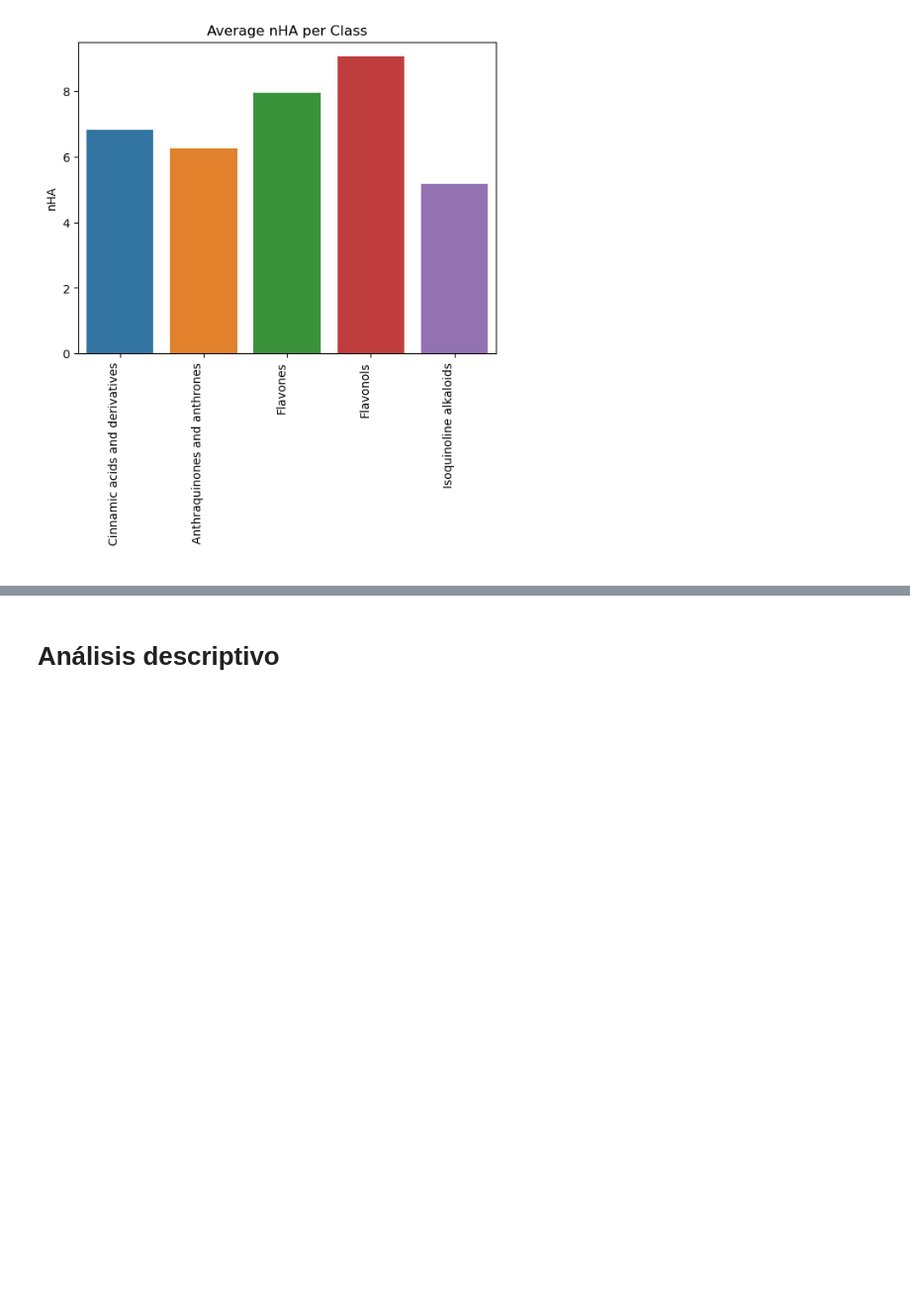
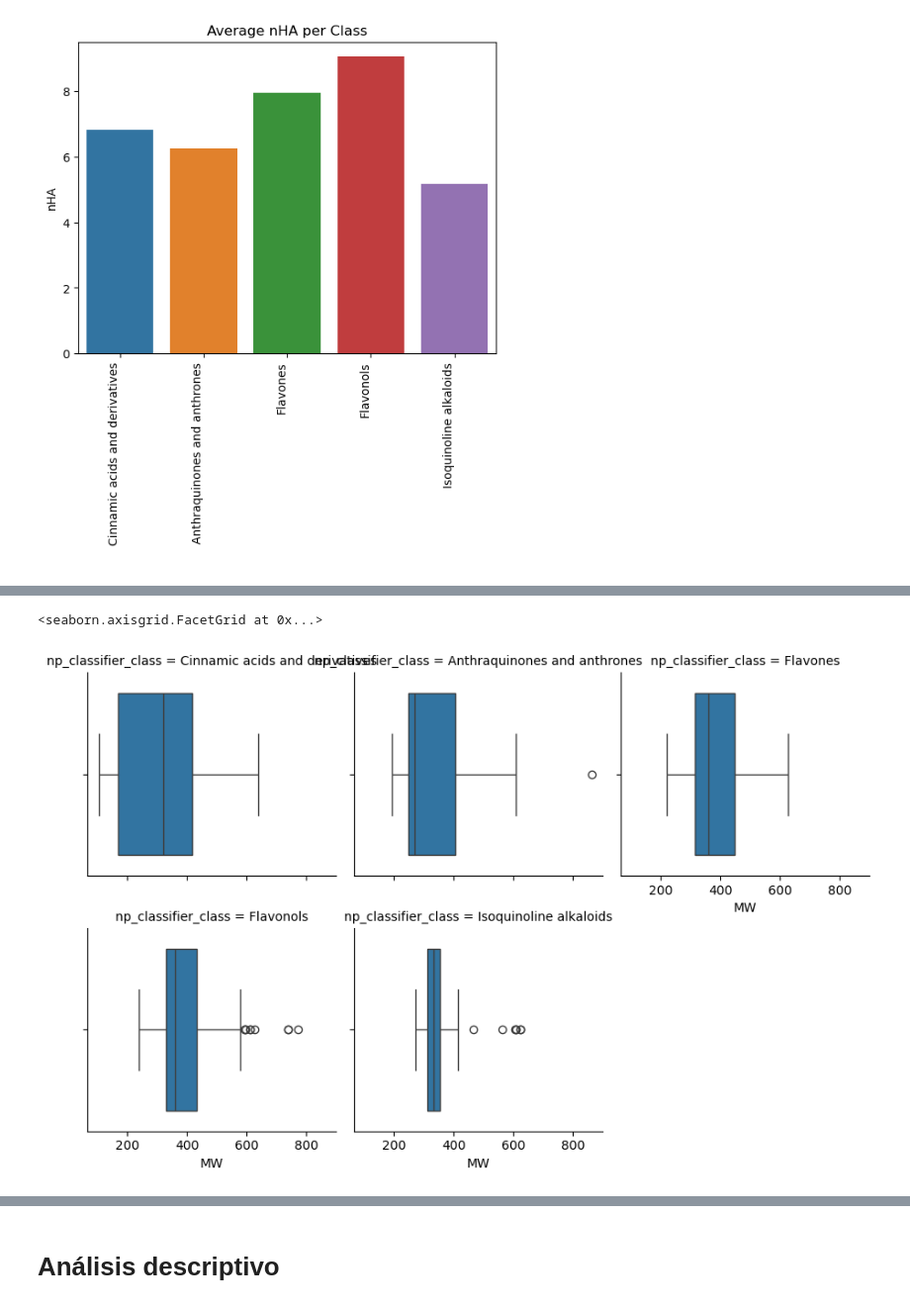
Before and after one commit to alexthorr/inflamnat, a Jupyter notebook: EDA1.ipynb, the cells around one changed output, grey strips where cells are left out. Shown at 99% size. Saved outputs shown, nothing was run; the diff lists cells and outputs as text; code cells hidden in the pictures; blank space fills up the shorter version.

```diff
--- a/EDA1.ipynb
+++ b/EDA1.ipynb
@@ -246,0 +261,13 @@ The `ci` parameter is deprecated. Use `errorbar=None` for the same effect.
+# %%
+g = sns.FacetGrid(
+    prop,
+    col="np_classifier_class",
+    col_wrap=3,
+    sharex=True,
+    sharey=True
+)
+
+g.map(sns.boxplot, "MW")
+# %% [output]
+<seaborn.axisgrid.FacetGrid at 0x...>
+[figure, added]
```
Also changed, not shown: parts of 10 cells of this notebook.
